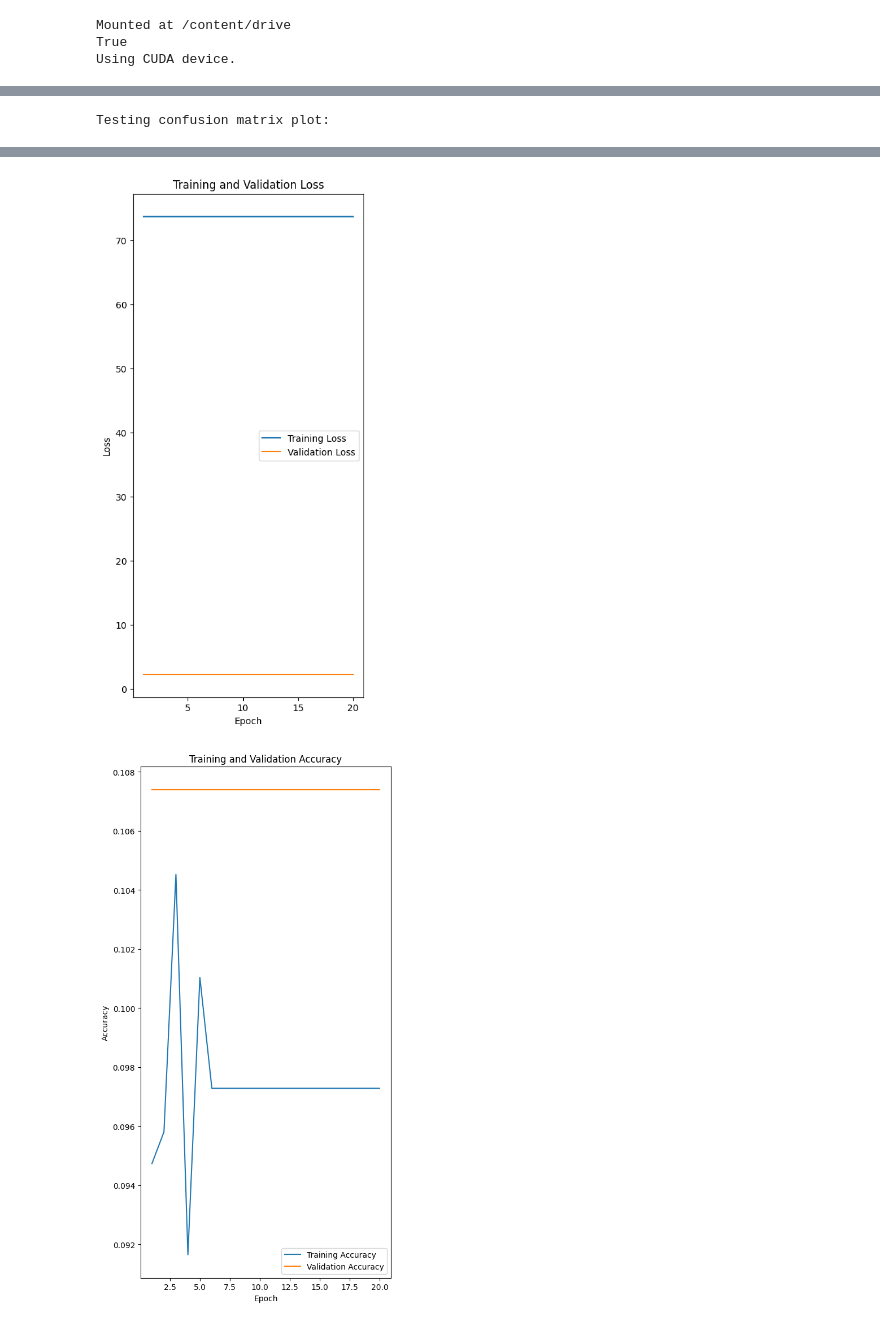
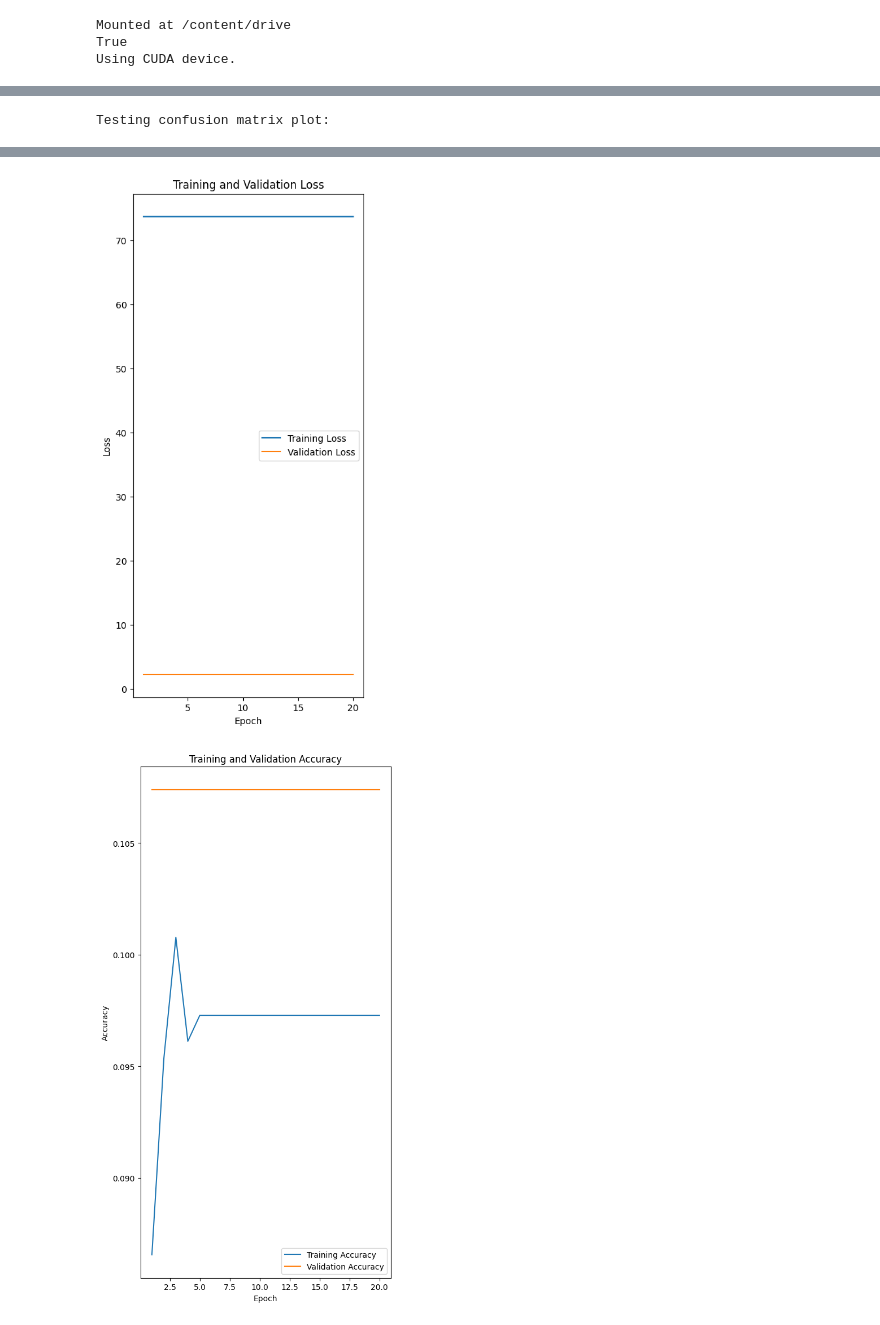
Before and after one commit to abhi4j/SpectrumTune, a Jupyter notebook: notebooks/TurningImagesIntoData2.ipynb, the cells around one changed output, grey strips where cells are left out. Drawn from its saved outputs; the diff is of its cells as text; code cells hidden in the pictures.

```diff
--- a/notebooks/TurningImagesIntoData2.ipynb
+++ b/notebooks/TurningImagesIntoData2.ipynb
@@ -396,7 +396,7 @@ class FirstModel(nn.Module):
 
 # Set learning rate and weight decay
 learningRateValue = 1
-weightDecay = 1
+weightDecay = 100
 
 # Set up model and put it on device
 firstModel = FirstModel()
@@ -723,11 +723,11 @@ Training classification report:
       reggae       0.09      0.01      0.02     40320
 ... (44 lines left out)
 weighted avg       0.01      0.11      0.02       151
 
 the final training loss is  73.68271695902419  and the final training accuracy is  0.09728183118741059
 the final validation loss is  2.3025849537561403  and the final validation accuracy is  0.10738255033557047
 [figure]
-[figure, old version]
+[figure, new version]
 # %%
 # Unassign GPU
 from google.colab import runtime
```
Also changed, not shown: parts of 1 cell of this notebook.
